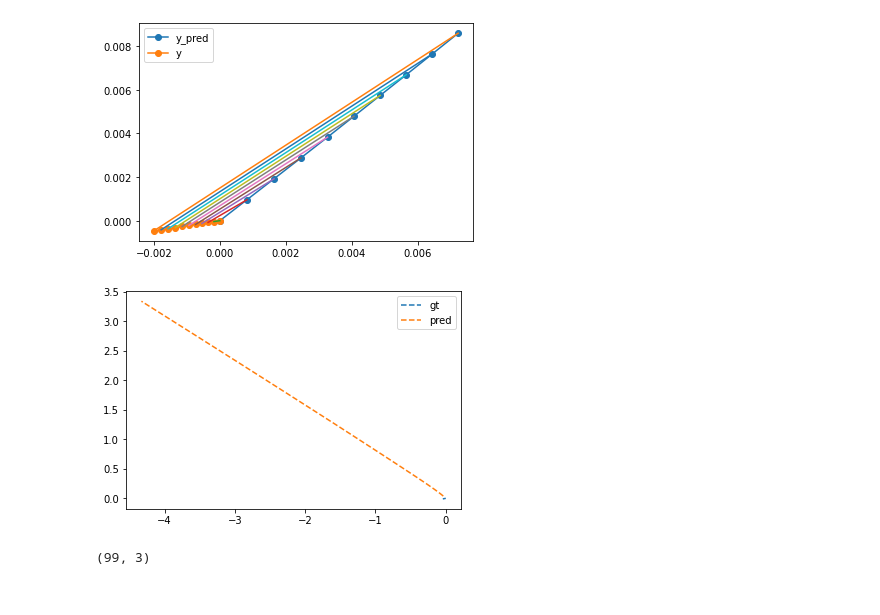
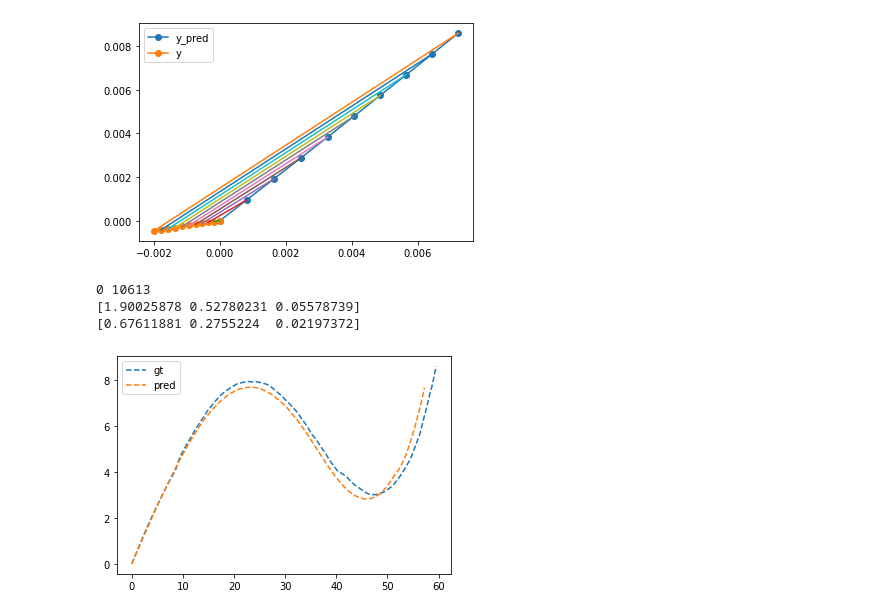
Before and after one commit to adkala/lvbc, a Jupyter notebook: visualizer.ipynb, the cells around one changed output. Saved outputs shown, nothing was run; the diff lists cells and outputs as text; code cells hidden in the pictures.

```diff
--- a/visualizer.ipynb
+++ b/visualizer.ipynb
@@ -17,7 +17,7 @@ config = run.make_config('configs/horizonlstm_default.yaml')
 The autoreload extension is already loaded. To reload it, use:
   %reload_ext autoreload
 using cpu
-# %%
-x, y = config['train_datasets'][0][0]
-# %%
-y_pred = config['model'](torch.tensor(x).float())
+# %%
+torch_dict = torch.load('models/horizonlstm_default_lr0.001-l4-h200-mse_22-11-2023_19-10-41_e10000.p', map_location=torch.device('cpu'))
+# %%
+config['model'].load_state_dict(torch_dict['model_state_dict'])
@@ -51,6 +53,22 @@ plot_compensated_error_vectors(y + [.001, .001, .001], y)
 # %% [output]
 [figure]
 # %%
-visualize_difference(y_pred.detach().numpy(), y)
+i = np.random.randint(len(config['train_datasets']))
+j = np.random.randint(len(config['train_datasets'][i]))
+
+x, y = config['train_datasets'][i][j]
+
+y *= config['train_datasets'][i].p_r
+y_pred = config['model'](torch.tensor(x).float()).detach().numpy() * config['train_datasets'][i].p_r
+
+print(i, j)
+plot_trajectories(y_pred , y, delta_p=True)
+
+ce = utils.compensate_error(y_pred, y)
+print(np.max(np.abs(ce), axis=0))
+print(np.mean(np.abs(ce), axis=0))
 # %% [output]
+0 10613
+[1.90025878 0.52780231 0.05578739]
+[0.67611881 0.2755224  0.02197372]
-[figure, old version]
+[figure, new version]
@@ -59,4 +74,0 @@ ce = utils.compensate_error(y_pred.detach().numpy(), y)
-# %%
-ce.shape
-# %% [output]
-(99, 3)
```
Also changed, not shown: parts of 2 cells of this notebook, 2 other files.
